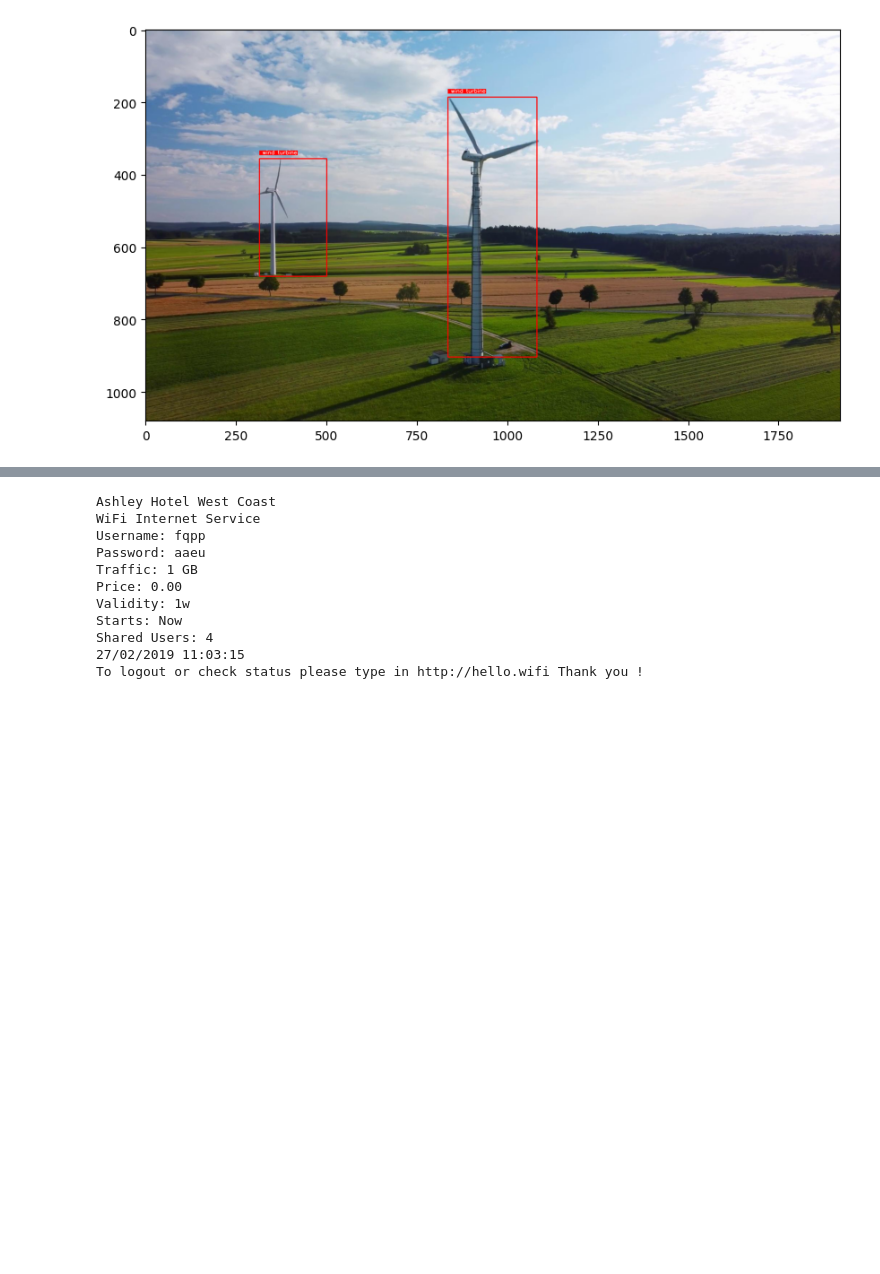
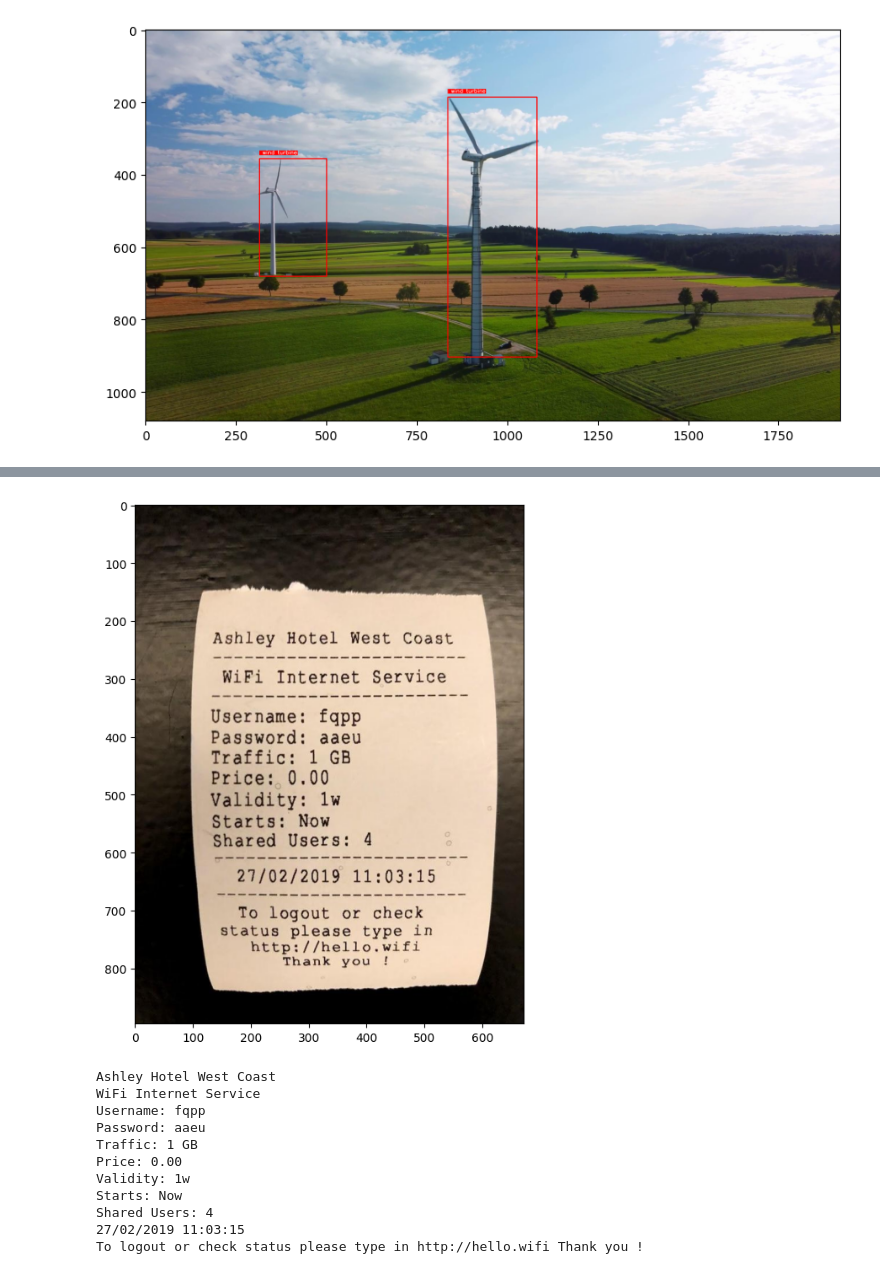
Before and after one commit to rajesh-bhat/auto_labelling_with_vlms, a Jupyter notebook: paligemma_demo.ipynb, the cells around one changed output, grey strips where cells are left out. Cells and saved outputs as stored; diff of their text form; code cells hidden in the pictures; blank space fills up the shorter version.

```diff
--- a/paligemma_demo.ipynb
+++ b/paligemma_demo.ipynb
@@ -177,13 +177,18 @@ plt.show()
 # %%
 prompt = "ocr"
 
 opencv_img = cv2.cvtColor(
-    cv2.imread("../images/wifi.jpg"), cv2.COLOR_BGR2RGB
+    cv2.imread("../wifi.jpg"), cv2.COLOR_BGR2RGB
 )
+
+plt.figure(figsize=(10, 8))
+plt.imshow(opencv_img)
+plt.show()
 
 response = get_result(opencv_img, prompt)
 print(response['paligemma_response'])
 # %% [output]
+[figure, added]
 Ashley Hotel West Coast
 WiFi Internet Service
 Username: fqpp
```
Also changed, not shown: parts of 4 cells of this notebook.
